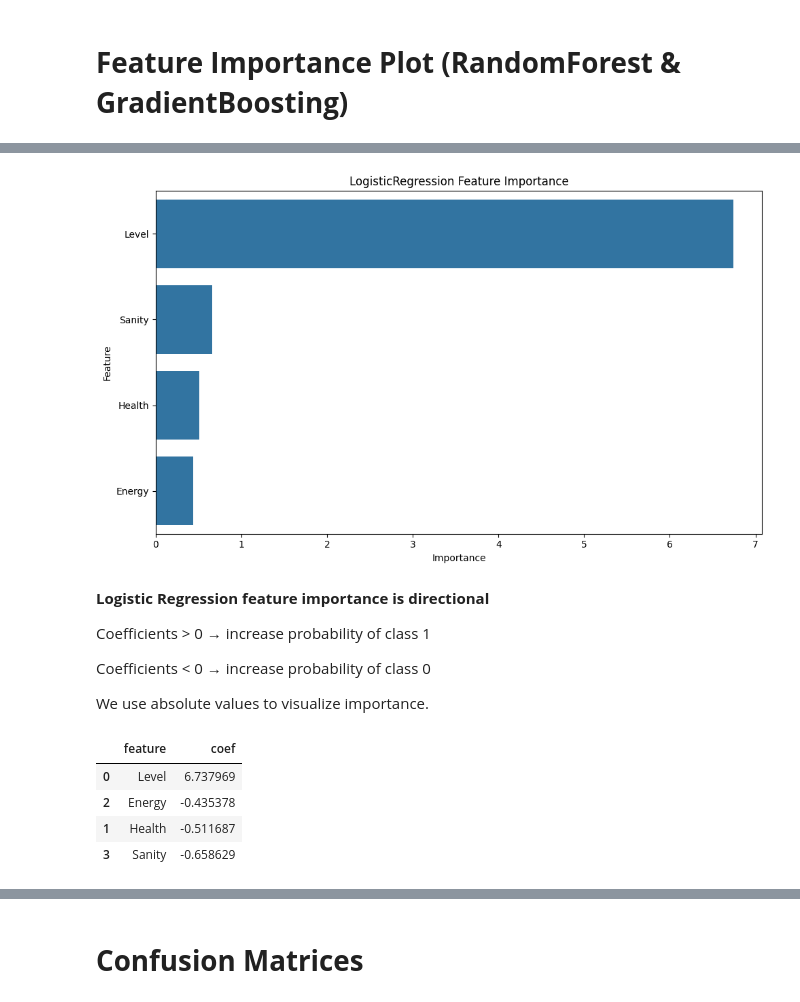
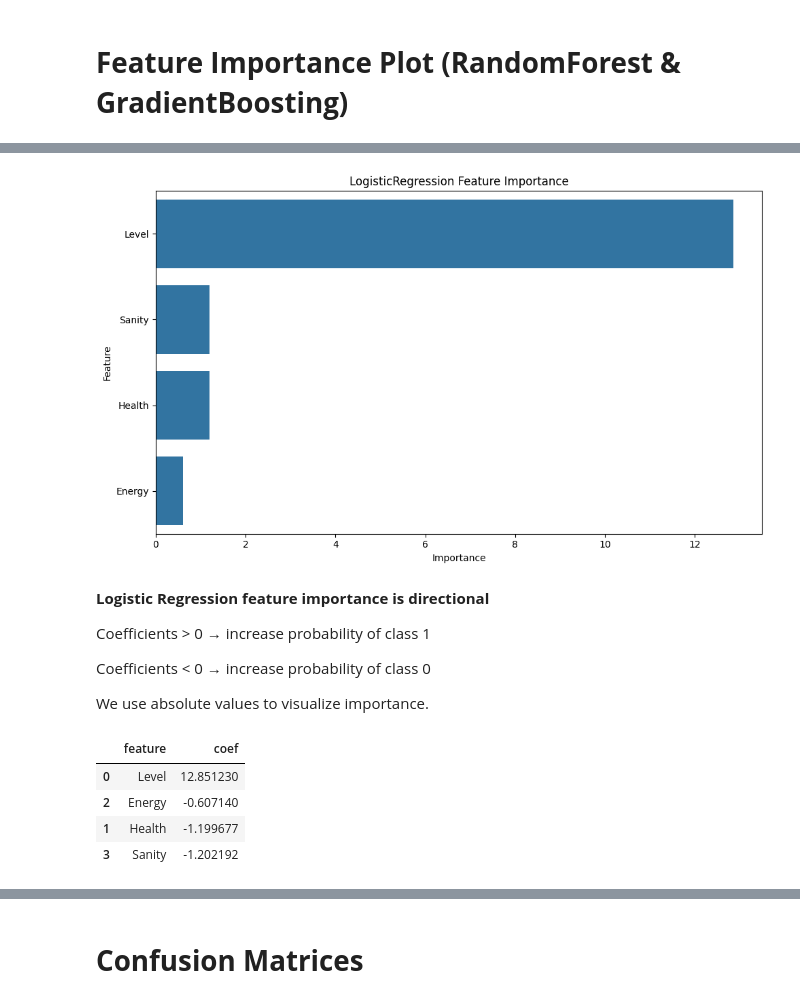
Before and after one commit to bgoueti/BandersnatchStarter, a Jupyter notebook: Machine_Learning_BandersnatchStarter_Project_Sprint_3.ipynb, the cells around one changed output, grey strips where cells are left out. Drawn from its saved outputs; the diff is of its cells as text; code cells hidden in the pictures.

```diff
--- a/Machine_Learning_BandersnatchStarter_Project_Sprint_3.ipynb
+++ b/Machine_Learning_BandersnatchStarter_Project_Sprint_3.ipynb
@@ -412,7 +419,7 @@ plot_feature_importance(models["RandomForest"], X_train)
 # %%
-plot_feature_importance(models["LogisticRegression"], X_train)
+plot_feature_importance(best_models["LogisticRegression"], X_train)
 # %% [output]
-[figure, old version]
+[figure, new version]
 # %% [markdown]
 **Logistic Regression feature importance is directional**
 
@@ -422,7 +429,7 @@ Coefficients < 0 → increase probability of class 0
 
 We use absolute values to visualize importance.
 # %%
-lr = models["LogisticRegression"]
+lr = best_models["LogisticRegression"]
 coef_df = pd.DataFrame({
     "feature": X_train.columns,
     "coef": lr.coef_[0]
@@ -431,7 +438,7 @@ coef_df = pd.DataFrame({
 coef_df
 # %% [output]
 |  | feature | coef |
-| 0 | Level | 6.737969 |
-| 2 | Energy | -0.435378 |
-| 1 | Health | -0.511687 |
-| 3 | Sanity | -0.658629 |
+| 0 | Level | 12.851230 |
+| 2 | Energy | -0.607140 |
+| 1 | Health | -1.199677 |
+| 3 | Sanity | -1.202192 |
```
Also changed, not shown: parts of 28 cells of this notebook.
